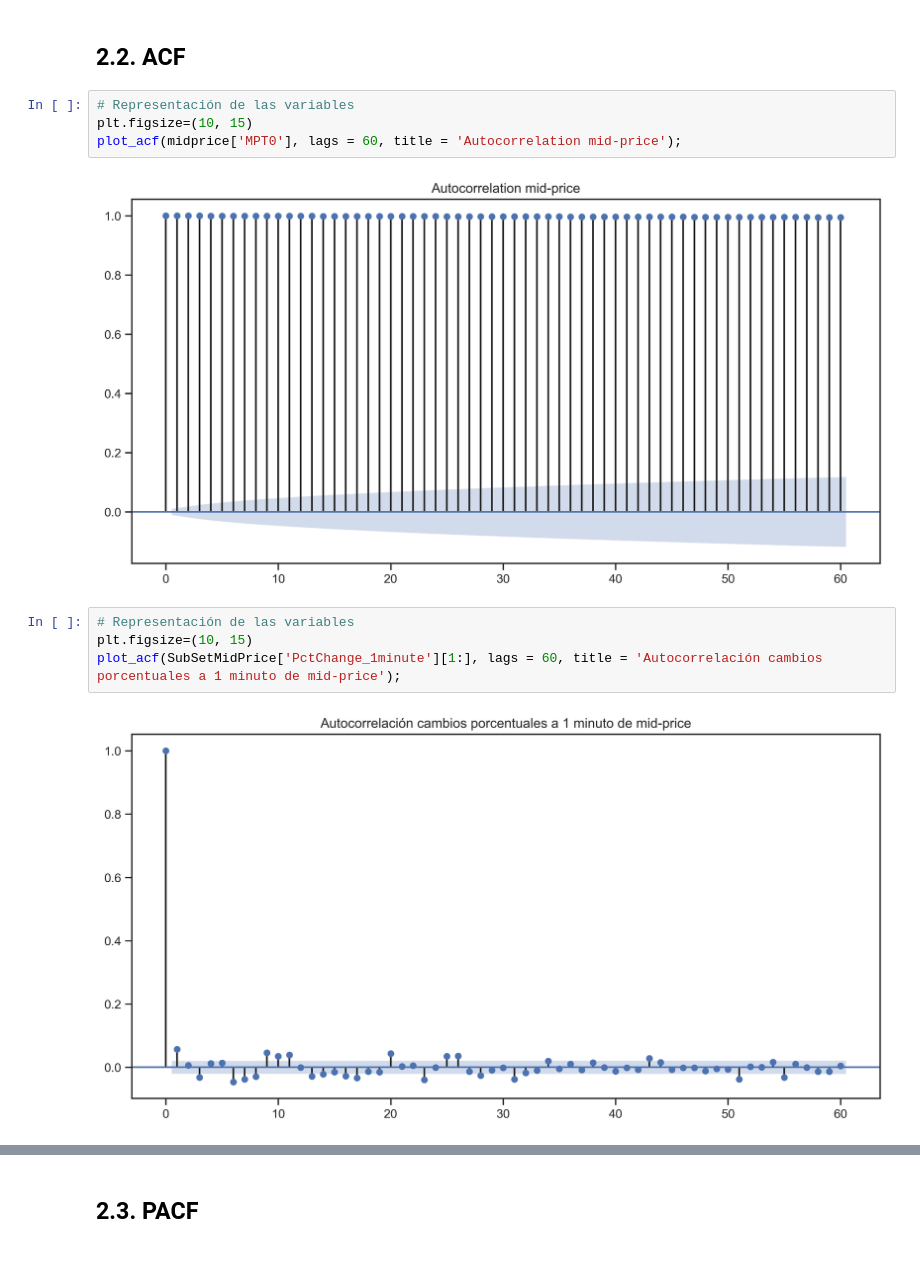
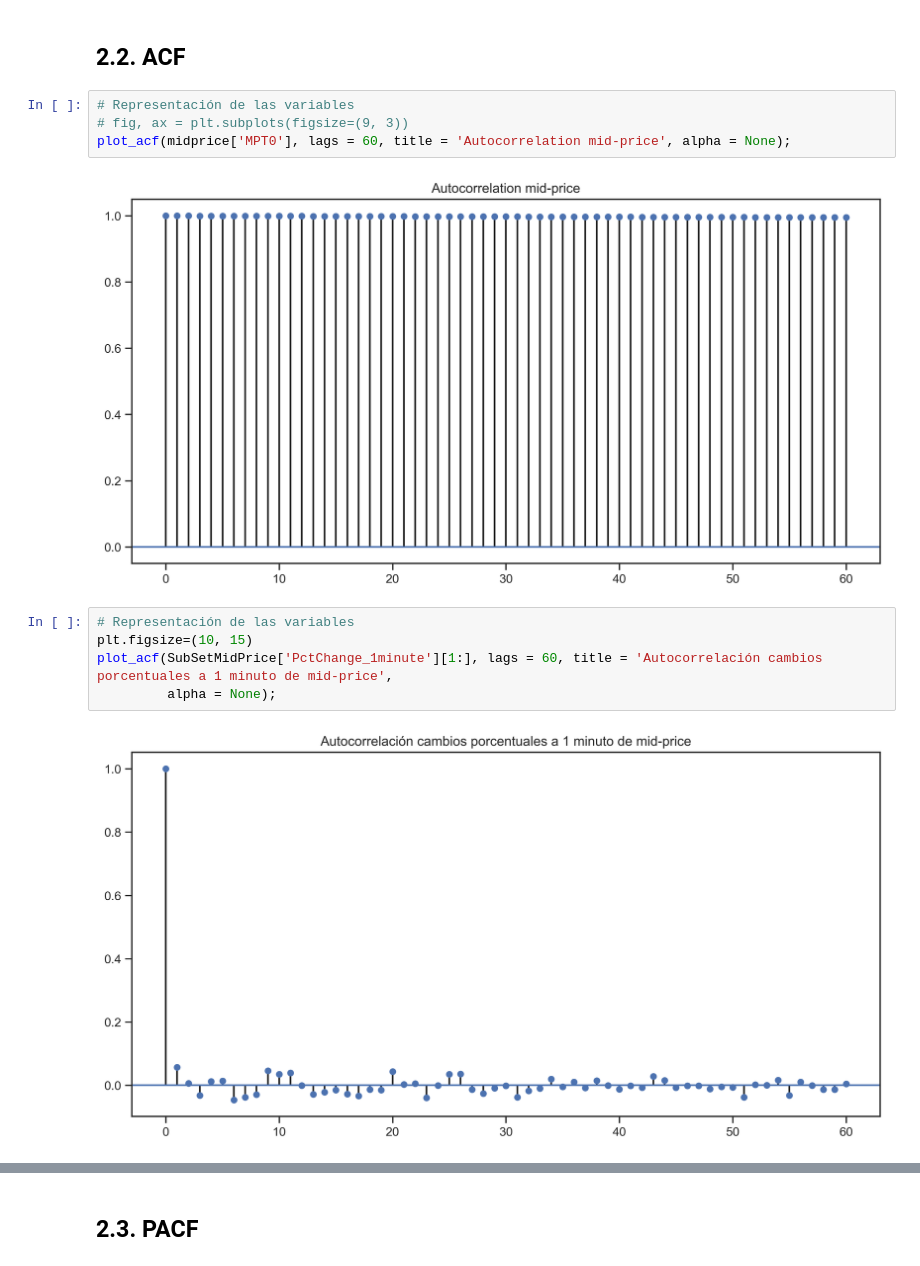
Before and after one commit to Victor-Espana/Bitcoin-Order-Book, a Jupyter notebook: Descriptivo & gráfico.ipynb, the cells around one changed output, grey strips where cells are left out. Cells and saved outputs as stored; diff of their text form.

```diff
--- a/Descriptivo & gráfico.ipynb
+++ b/Descriptivo & gráfico.ipynb
@@ -165,16 +165,17 @@ jitterPlot(0, 16, indices = idx)
 ## 2.2. ACF
 # %%
 # Representación de las variables
-plt.figsize=(10, 15)
-plot_acf(midprice['MPT0'], lags = 60, title = 'Autocorrelation mid-price');
+# fig, ax = plt.subplots(figsize=(9, 3))
+plot_acf(midprice['MPT0'], lags = 60, title = 'Autocorrelation mid-price', alpha = None);
 # %% [output]
-[figure, old version]
+[figure, new version]
 # %%
 # Representación de las variables
 plt.figsize=(10, 15)
-plot_acf(SubSetMidPrice['PctChange_1minute'][1:], lags = 60, title = 'Autocorrelación cambios porcentuales a 1 minuto de mid-price');
+plot_acf(SubSetMidPrice['PctChange_1minute'][1:], lags = 60, title = 'Autocorrelación cambios porcentuales a 1 minuto de mid-price',
+         alpha = None);
 # %% [output]
-[figure, old version]
+[figure, new version]
 # %%
 # Representación de las variables
 plt.figsize=(10, 15)
```
Also changed, not shown: parts of 5 cells of this notebook, 3 other files.
